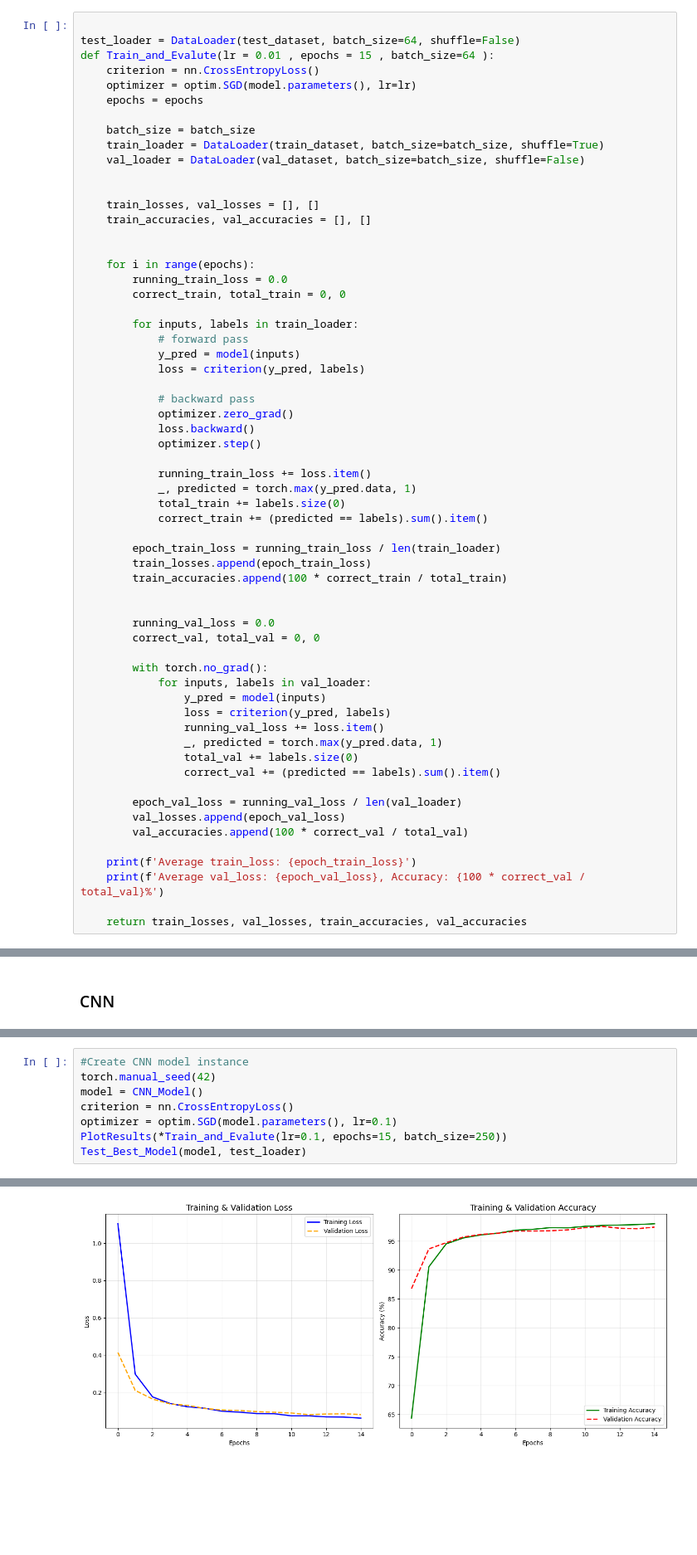
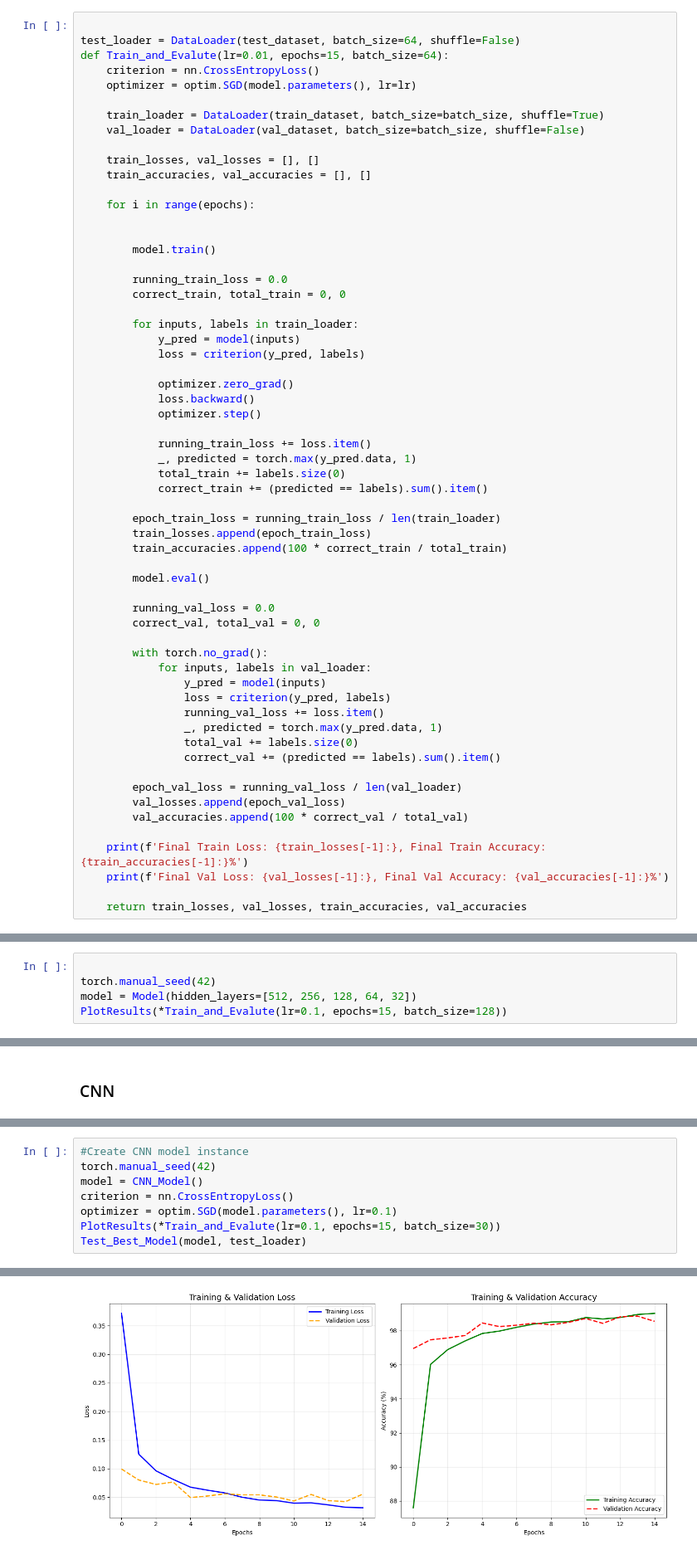
Before and after one commit to Albakatoshy/ML-Practice-and-Labs, a Jupyter notebook: 03-Neural-Networks/MINST_DigitRecognition.ipynb, the cells around one changed output, grey strips where cells are left out. Shown at 83% size. Drawn from its saved outputs; the diff is of its cells as text; blank space fills up the shorter version.

```diff
--- a/03-Neural-Networks/MINST_DigitRecognition.ipynb
+++ b/03-Neural-Networks/MINST_DigitRecognition.ipynb
@@ -67,30 +68,28 @@ model = Model()
 # %%
 
 test_loader = DataLoader(test_dataset, batch_size=64, shuffle=False)
-def Train_and_Evalute(lr = 0.01 , epochs = 15 , batch_size=64 ):
+def Train_and_Evalute(lr=0.01, epochs=15, batch_size=64):
     criterion = nn.CrossEntropyLoss()
     optimizer = optim.SGD(model.parameters(), lr=lr)
-    epochs = epochs
 
-    batch_size = batch_size
     train_loader = DataLoader(train_dataset, batch_size=batch_size, shuffle=True)
     val_loader = DataLoader(val_dataset, batch_size=batch_size, shuffle=False)
-
 
     train_losses, val_losses = [], []
     train_accuracies, val_accuracies = [], []
 
+    for i in range(epochs):
 
-    for i in range(epochs):
+
+        model.train()
+
         running_train_loss = 0.0
         correct_train, total_train = 0, 0
 
         for inputs, labels in train_loader:
-            # forward pass
             y_pred = model(inputs)
             loss = criterion(y_pred, labels)
 
-            # backward pass
             optimizer.zero_grad()
             loss.backward()
             optimizer.step()
@@ -104,6 +103,7 @@ def Train_and_Evalute(lr = 0.01 , epochs = 15 , batch_size=64 ):
         train_losses.append(epoch_train_loss)
         train_accuracies.append(100 * correct_train / total_train)
 
+        model.eval()
 
         running_val_loss = 0.0
         correct_val, total_val = 0, 0
@@ -121,8 +121,8 @@ def Train_and_Evalute(lr = 0.01 , epochs = 15 , batch_size=64 ):
         val_losses.append(epoch_val_loss)
         val_accuracies.append(100 * correct_val / total_val)
 
-    print(f'Average train_loss: {epoch_train_loss}')
-    print(f'Average val_loss: {epoch_val_loss}, Accuracy: {100 * correct_val / total_val}%')
+    print(f'Final Train Loss: {train_losses[-1]:}, Final Train Accuracy: {train_accuracies[-1]:}%')
+    print(f'Final Val Loss: {val_losses[-1]:}, Final Val Accuracy: {val_accuracies[-1]:}%')
 
     return train_losses, val_losses, train_accuracies, val_accuracies
 # %%
@@ -342 +342,6 @@ Average val_loss: 0.22737633820736047, Accuracy: 93.52380952380952%
 [figure]
+# %%
+
+torch.manual_seed(42)
+model = Model(hidden_layers=[512, 256, 128, 64, 32])
+PlotResults(*Train_and_Evalute(lr=0.1, epochs=15, batch_size=128))
@@ -464,6 +484,6 @@ torch.manual_seed(42)
 model = CNN_Model()
 criterion = nn.CrossEntropyLoss()
 optimizer = optim.SGD(model.parameters(), lr=0.1)
-PlotResults(*Train_and_Evalute(lr=0.1, epochs=15, batch_size=250))
+PlotResults(*Train_and_Evalute(lr=0.1, epochs=15, batch_size=30))
 Test_Best_Model(model, test_loader)
 # %% [output]
@@ -472 +492 @@ Average val_loss: 0.0804249149035005, Accuracy: 97.44047619047619%
-[figure, old version]
+[figure, new version]
```
Also changed, not shown: parts of 22 cells of this notebook.
